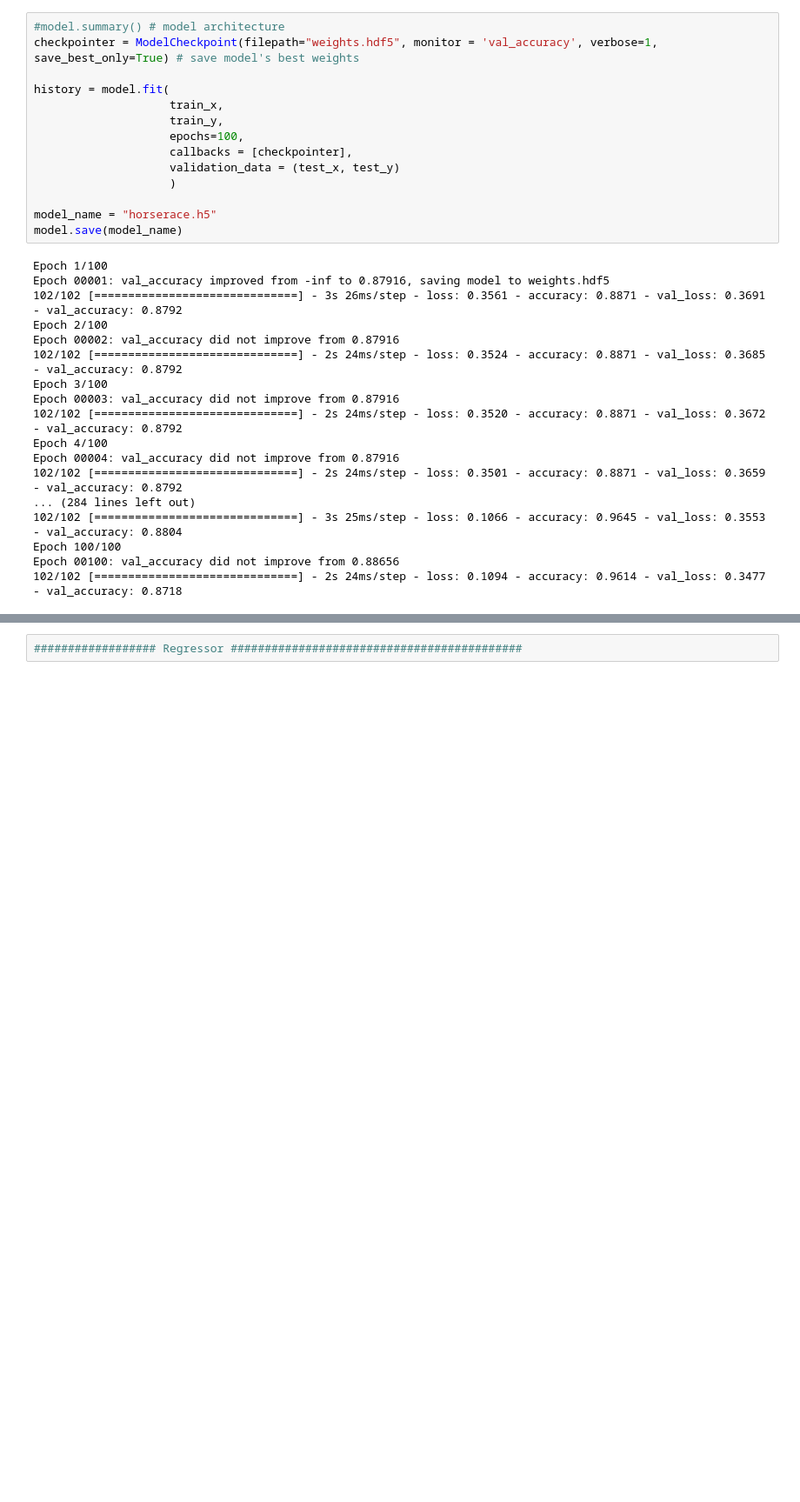
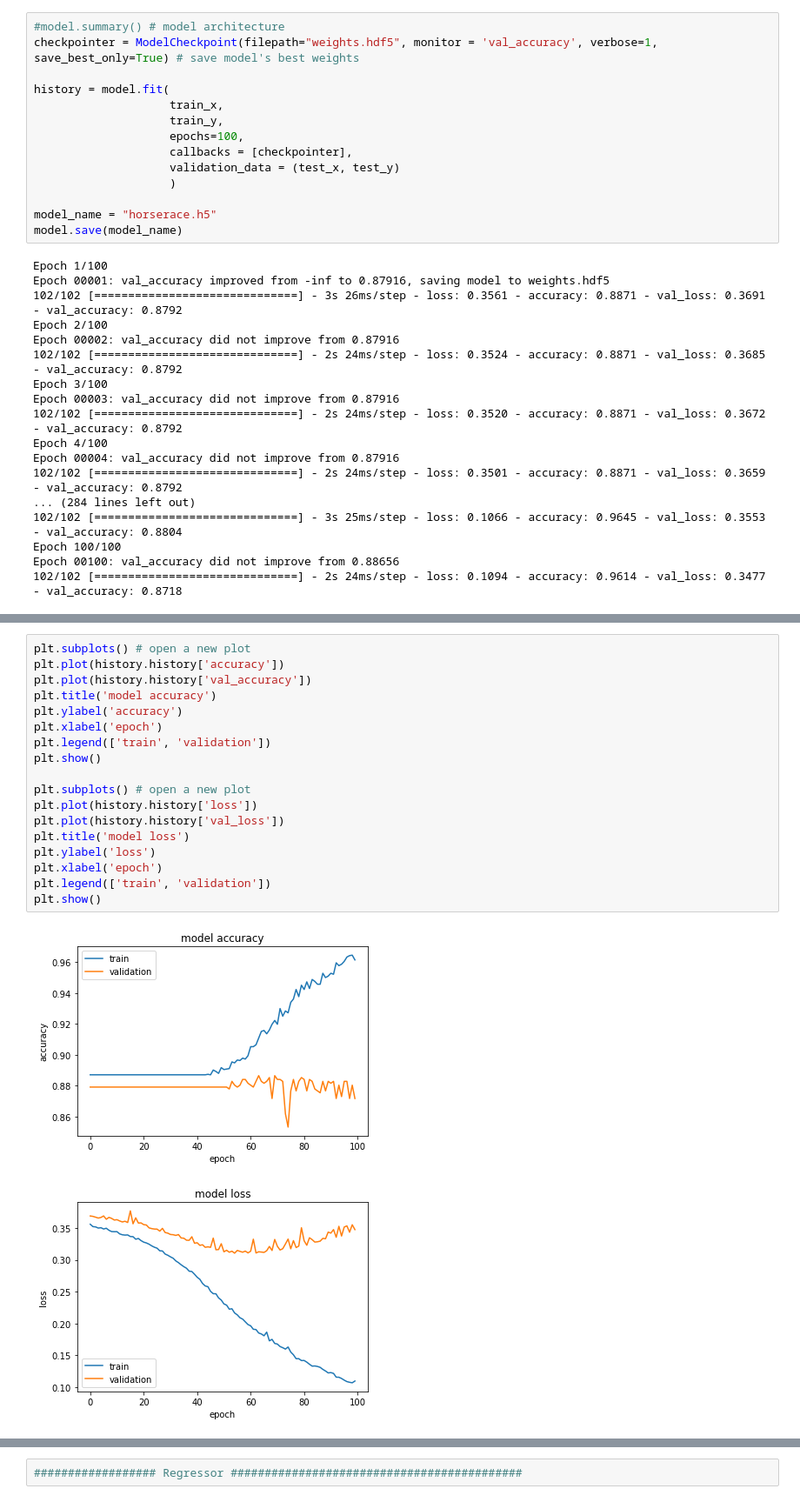
Before and after one commit to AI-at-GBC/Woodbine-Racetrack, a Jupyter notebook: Woodbine_project.ipynb, the cells around one changed output, grey strips where cells are left out. Shown: that part at 87% size. Cells and saved outputs as stored; diff of their text form; blank space fills up the shorter version.

```diff
--- a/Woodbine_project.ipynb
+++ b/Woodbine_project.ipynb
@@ -763,0 +802,21 @@ Epoch 00100: val_accuracy did not improve from 0.88656
+# %%
+plt.subplots() # open a new plot
+plt.plot(history.history['accuracy'])
+plt.plot(history.history['val_accuracy'])
+plt.title('model accuracy')
+plt.ylabel('accuracy')
+plt.xlabel('epoch')
+plt.legend(['train', 'validation'])
+plt.show()
+
+plt.subplots() # open a new plot
+plt.plot(history.history['loss'])
+plt.plot(history.history['val_loss'])
+plt.title('model loss')
+plt.ylabel('loss')
+plt.xlabel('epoch')
+plt.legend(['train', 'validation'])
+plt.show()
+# %% [output]
+[figure, added]
+[figure, added]
```
Also changed, not shown: parts of 11 cells of this notebook.
